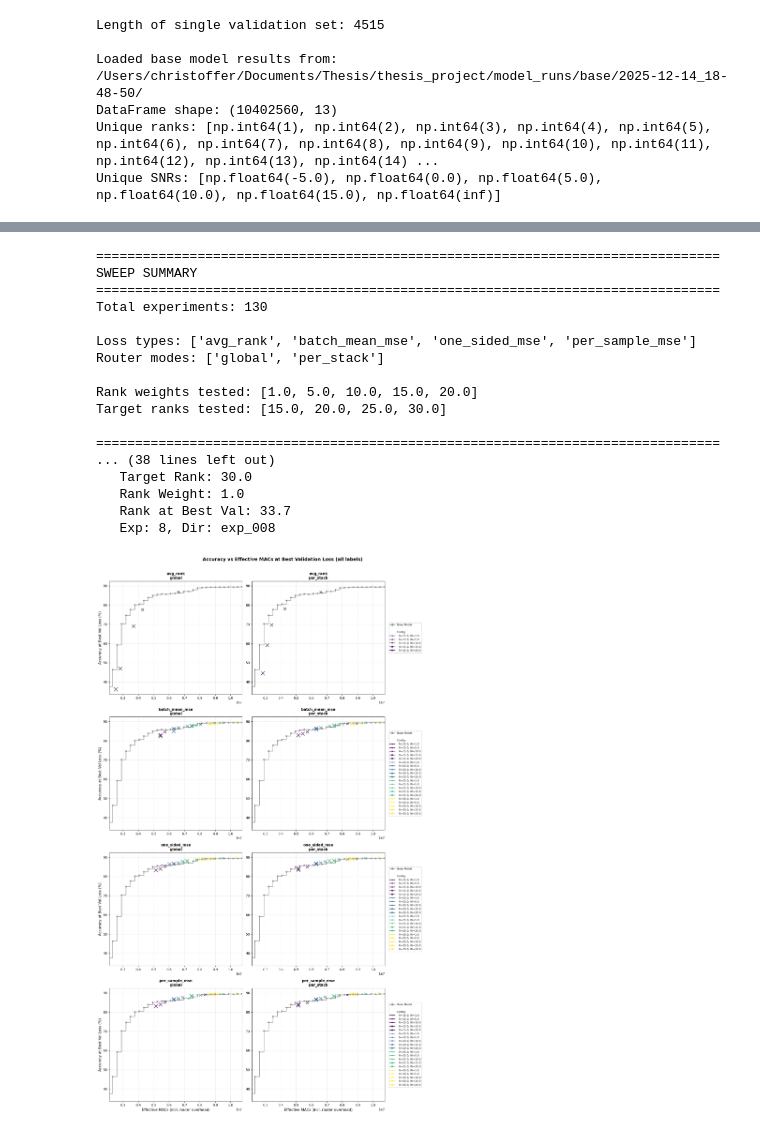
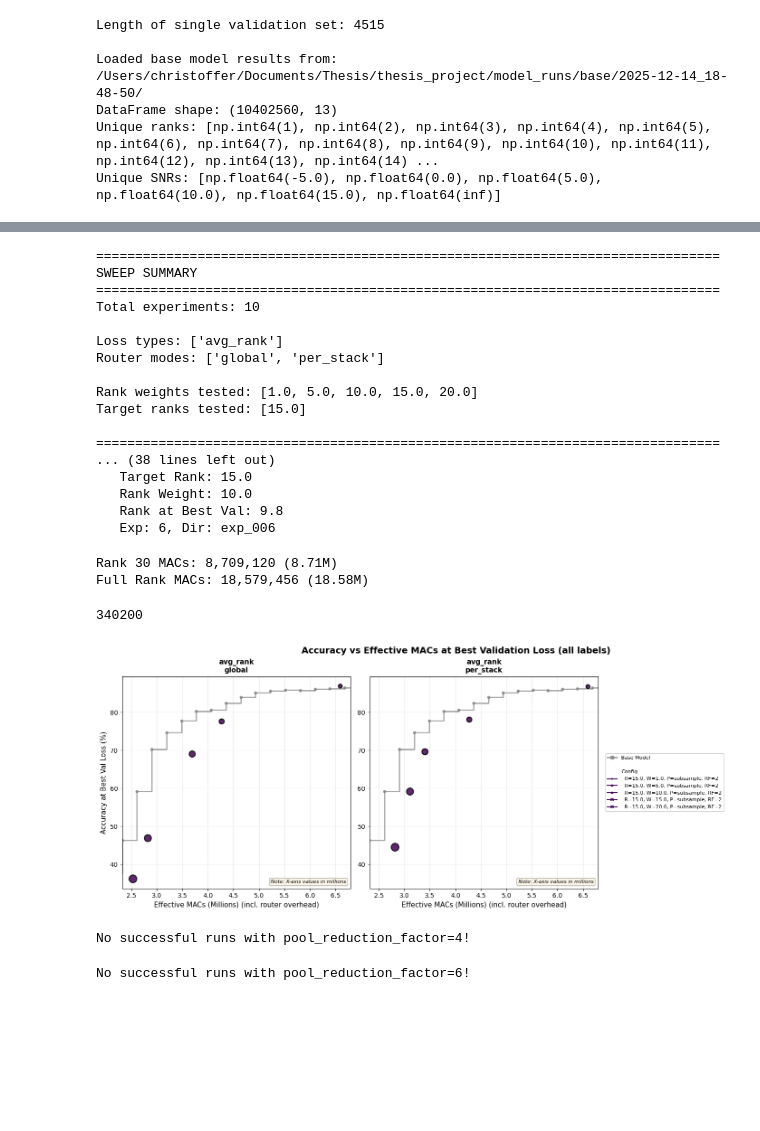
Before and after one commit to c-wejendorp/thesis, a Jupyter notebook: scripts/keyword_spotting/look_at_sweeps.ipynb, the cells around one changed output, grey strips where cells are left out. Drawn from its saved outputs; the diff is of its cells as text; code cells hidden in the pictures; blank space fills up the shorter version.

```diff
--- a/scripts/keyword_spotting/look_at_sweeps.ipynb
+++ b/scripts/keyword_spotting/look_at_sweeps.ipynb
@@ -314,6 +314,10 @@ def load_sweep_results(sweep_folder):
         with open(runtime_info_path, 'r') as f:
             runtime_info = json.load(f)
 
+        # Load full config to get router parameters
+        with open(exp_path / "config.json", 'r') as f:
+            full_config = json.load(f)
+
         # Compute effective rank (accounting for router overhead)
         expected_rank = metrics.get('train_expected_rank')
         router_macs = runtime_info['macs']['router']
@@ -342,6 +346,10 @@ def load_sweep_results(sweep_folder):
             "router_mode": exp_config['router_mode'],
             "use_global_rank": exp_config['use_global_rank'],
             "num_rank_outputs": exp_config['num_rank_outputs'],
+
+            # Router configuration
+            "pool_mode": full_config.get('router', {}).get('pool_mode', 'unknown'),
+            "pool_reduction_factor": full_config.get('router', {}).get('pool_reduction_factor', 0),
 
             # From metrics (use best_val metrics as our main metrics)
             "best_val_acc": metrics.get('best_val_acc'),
@@ -477,9 +485,11 @@ def load_sweep_results_old_format(sweep_path):
 # %%
 # Load sweep results from multiple folders
 sweep_folders = [
-    "/Users/christoffer/Documents/Thesis/thesis_project/model_runs/dynamic/sweep_2026-02-06_18-38-48",
-    "/Users/christoffer/Documents/Thesis/thesis_project/model_runs/dynamic/sweep_2026-02-07_07-16-46",
-    "/Users/christoffer/Documents/Thesis/thesis_project/model_runs/dynamic/sweep_2026-02-08_02-09-08",
+    #"/Users/christoffer/Documents/Thesis/thesis_project/model_runs/dynamic/sweep_2026-02-06_18-38-48",
+    #"/Users/christoffer/Documents/Thesis/thesis_project/model_runs/dynamic/sweep_2026-02-07_07-16-46",
+    #"/Users/christoffer/Documents/Thesis/thesis_project/model_runs/dynamic/sweep_2026-02-08_02-09-08",
+    #"/Users/christoffer/Documents/Thesis/thesis_project/model_runs/dynamic/sweep_2026-02-08_22-24-47",
+    "/Users/christoffer/Documents/Thesis/thesis_project/model_runs/dynamic/for_report/avg_rank_rf_2_sub"
     # Add more sweep folders here as needed
     #"/Users/christoffer/Documents/Thesis/thesis_project/model_runs/dynamic/sweep_2026-02-06_09-59-45",
 ]
@@ -651,20 +661,51 @@ print_sweep_summary(sweep_results)
 ================================================================================
 SWEEP SUMMARY
 ================================================================================
-Total experiments: 130
+Total experiments: 10
 
-Loss types: ['avg_rank', 'batch_mean_mse', 'one_sided_mse', 'per_sample_mse']
+Loss types: ['avg_rank']
 Router modes: ['global', 'per_stack']
 
 Rank weights tested: [1.0, 5.0, 10.0, 15.0, 20.0]
-Target ranks tested: [15.0, 20.0, 25.0, 30.0]
+Target ranks tested: [15.0]
 
 ================================================================================
 ... (38 lines left out)
-   Target Rank: 30.0
-   Rank Weight: 1.0
-   Rank at Best Val: 33.7
-   Exp: 8, Dir: exp_008
+   Target Rank: 15.0
+   Rank Weight: 10.0
+   Rank at Best Val: 9.8
+   Exp: 6, Dir: exp_006
+# %%
+# Get base_model_info from the first sweep result
+base_model_info = sweep_results[0]['base_model_info']
+
+# Compute MACs for rank 30
+rank_30_macs = compute_macs_from_info(
+    base_model_info,
+    time_steps=63,
+    rank_pr_stack=[30] * base_model_info['n_stacks']
+)
+
+full_rank_macs = compute_macs_from_info(
+    base_model_info,
+    time_steps=63,
+    rank_pr_stack=[128] * base_model_info['n_stacks']
+)
+
+# Divide by 2 since  full rank would not be r * (C_in + C_out) but
+# just C_in * C_out (since it's not low rank), so we need to divide by 2 to get the break-even point for low rank
+# which is also the point where the router overhead would make it not worth it to go above that rank
+full_rank_macs = full_rank_macs // 2  # Divide by 2 since this is break even for low rank
+
+print(f"Rank 30 MACs: {rank_30_macs:,} ({rank_30_macs/1e6:.2f}M)")
+print(f"Full Rank MACs: {full_rank_macs:,} ({full_rank_macs/1e6:.2f}M)")
+# %% [output]
+Rank 30 MACs: 8,709,120 (8.71M)
+Full Rank MACs: 18,579,456 (18.58M)
+# %%
+63 * 30 * (30 + 30) * base_model_info['n_stacks']
+# %% [output]
+340200
 # %%
 import matplotlib.pyplot as plt
 
@@ -940,10 +1005,21 @@ def plot_rank_vs_acc_by_mode(sweep_results, df_base=None, include_silence=True,
     return fig
 # %%
 # Create the plot with effective rank (includes router overhead)
-fig = plot_rank_vs_acc_by_mode(sweep_results, df_base=df_base, include_silence=True, use_effective_rank=True, x_axis='macs')
+# Set rf parameter to filter by reduction factor (e.g., rf=2, rf=4, or rf=None for all)
+fig = plot_rank_vs_acc_by_mode(sweep_results, df_base=df_base, include_silence=True, use_effective_rank=True, x_axis='macs', rf=2)
 plt.show()
 # %% [output]
-[figure, old version]
+[figure, new version]
+# %%
+fig = plot_rank_vs_acc_by_mode(sweep_results, df_base=df_base, include_silence=True, use_effective_rank=True, x_axis='macs', rf=4)
+plt.show()
+# %% [output]
+No successful runs with pool_reduction_factor=4!
+# %%
+fig = plot_rank_vs_acc_by_mode(sweep_results, df_base=df_base, include_silence=True, use_effective_rank=True, x_axis='macs', rf=6)
+plt.show()
+# %% [output]
+No successful runs with pool_reduction_factor=6!
 # %%
 # Create the plot with expected rank only (dynamic model, no router overhead)
 # This shows where the markers would be WITHOUT accounting for router cost
```
Also changed, not shown: parts of 5 cells of this notebook, 8 other files.
